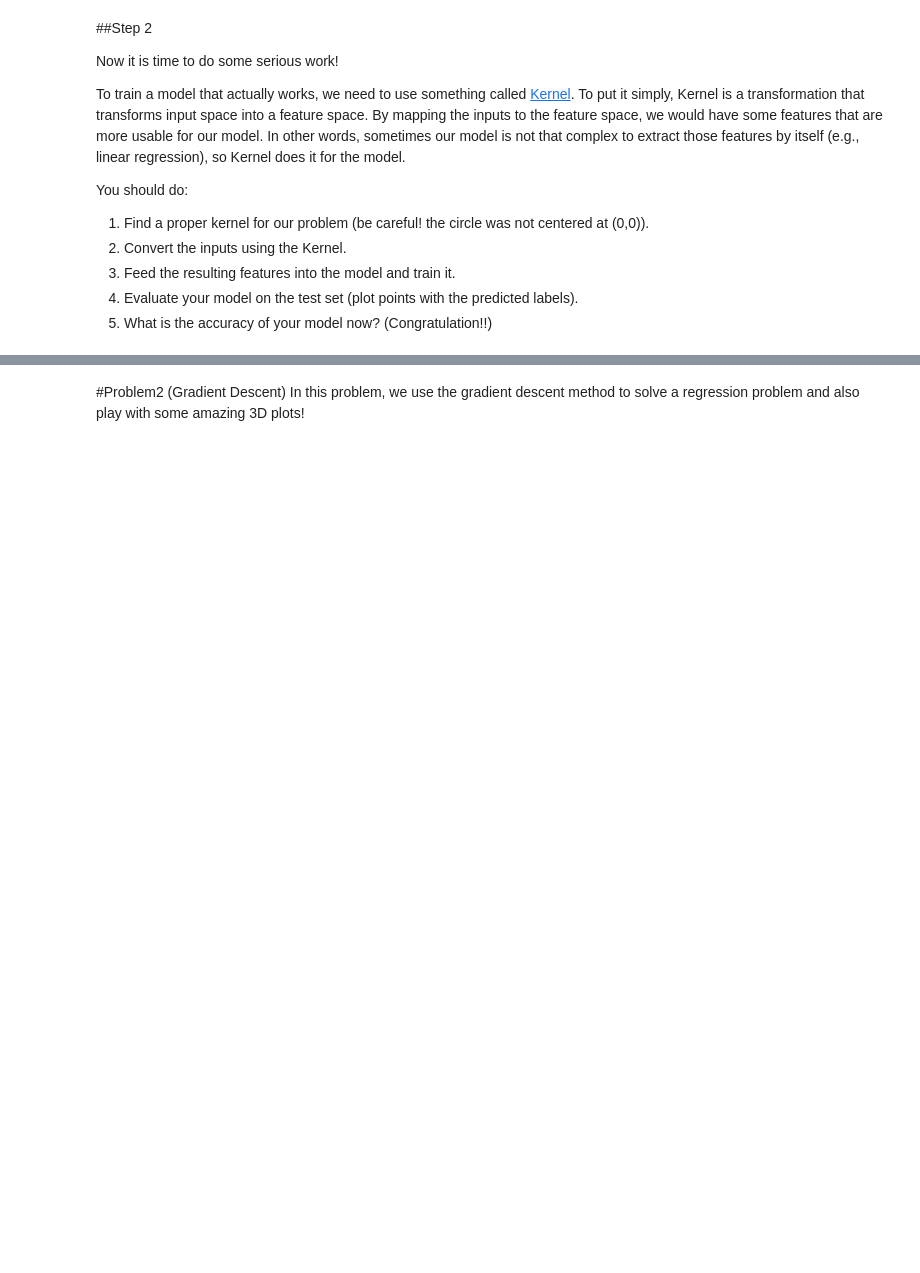
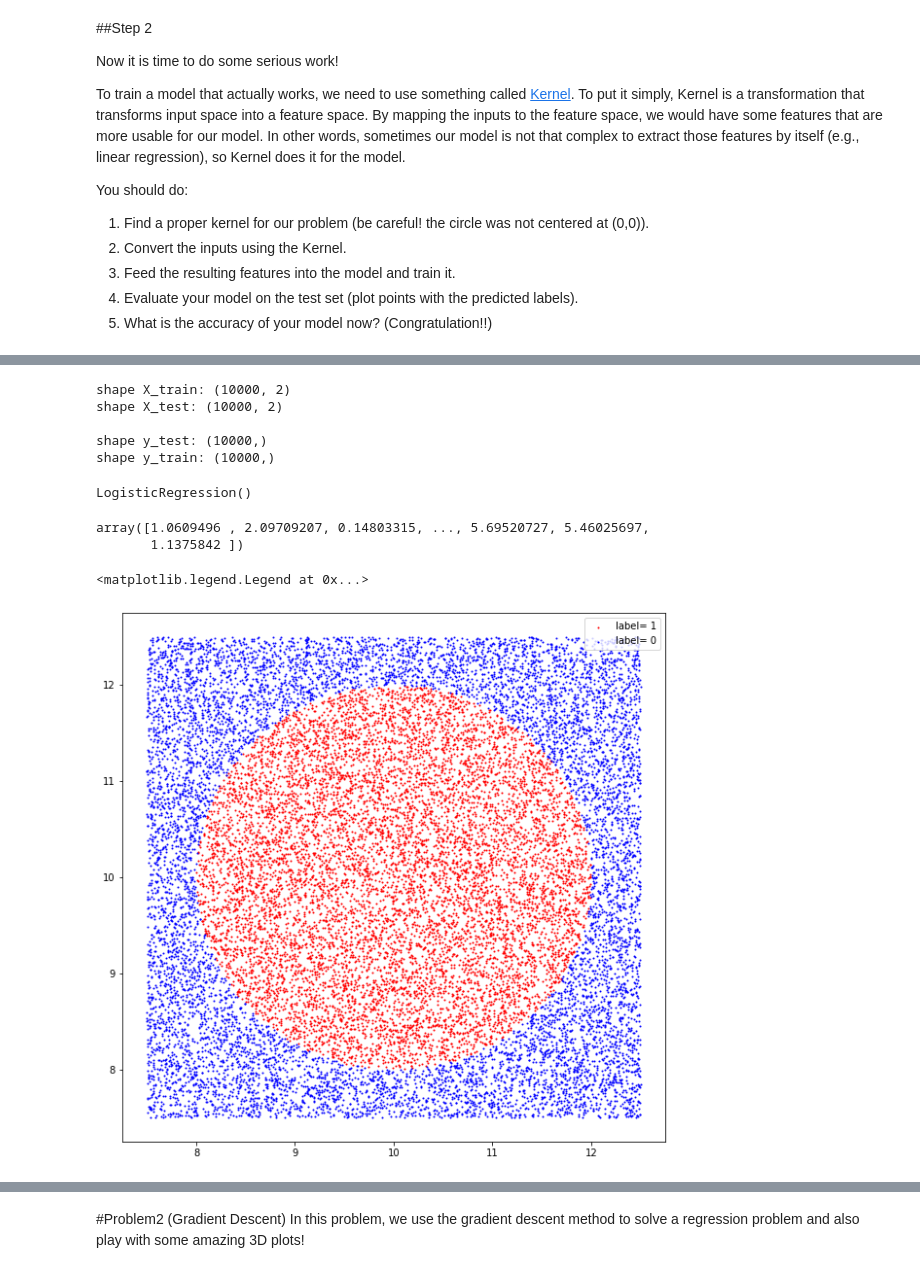
Before and after one commit to peyman886/Deep_Learning, a Jupyter notebook: PilehVar 1401-1/Assignment 2/HW2_MLـ.ipynb, the cells around one changed output, grey strips where cells are left out. Drawn from its saved outputs; the diff is of its cells as text; code cells hidden in the pictures; blank space fills up the shorter version.

```diff
--- a/PilehVar 1401-1/Assignment 2/HW2_MLـ.ipynb
+++ b/PilehVar 1401-1/Assignment 2/HW2_MLـ.ipynb
@@ -102,0 +188,24 @@ You should do:
+# %%
+X =(X-10)**2
+# %%
+from sklearn.model_selection import train_test_split
+X_train, X_test, y_train, y_test = train_test_split(
+    X, y, test_size=0.5, random_state=43, shuffle=True)
+
+print('shape X_train:', X_train.shape)
+print('shape X_test:', X_test.shape)
+print()
+print('shape y_test:', y_test.shape)
+print('shape y_train:', y_train.shape)
+# %% [output]
+shape X_train: (10000, 2)
+shape X_test: (10000, 2)
+
+shape y_test: (10000,)
+shape y_train: (10000,)
+# %%
+from sklearn.linear_model import LogisticRegression
+model = LogisticRegression()
+model.fit(X_train, y_train)
+# %% [output]
+LogisticRegression()
@@ -102,0 +214,14 @@ You should do:
+# %%
+X_test.T[0]
+# %% [output]
+array([1.0609496 , 2.09709207, 0.14803315, ..., 5.69520727, 5.46025697,
+       1.1375842 ])
+# %%
+all_predict = model.predict(X)
+plt.figure(figsize = (10,10))
+plt.scatter(x1[all_predict==1], x2[all_predict==1],c='r', s= 1, label="label= 1")
+plt.scatter(x1[all_predict==0], x2[all_predict==0],c='b' ,s =1, label="label= 0")
+plt.legend()
+# %% [output]
+<matplotlib.legend.Legend at 0x...>
+[figure, added]
```
Also changed, not shown: parts of 17 cells of this notebook.
